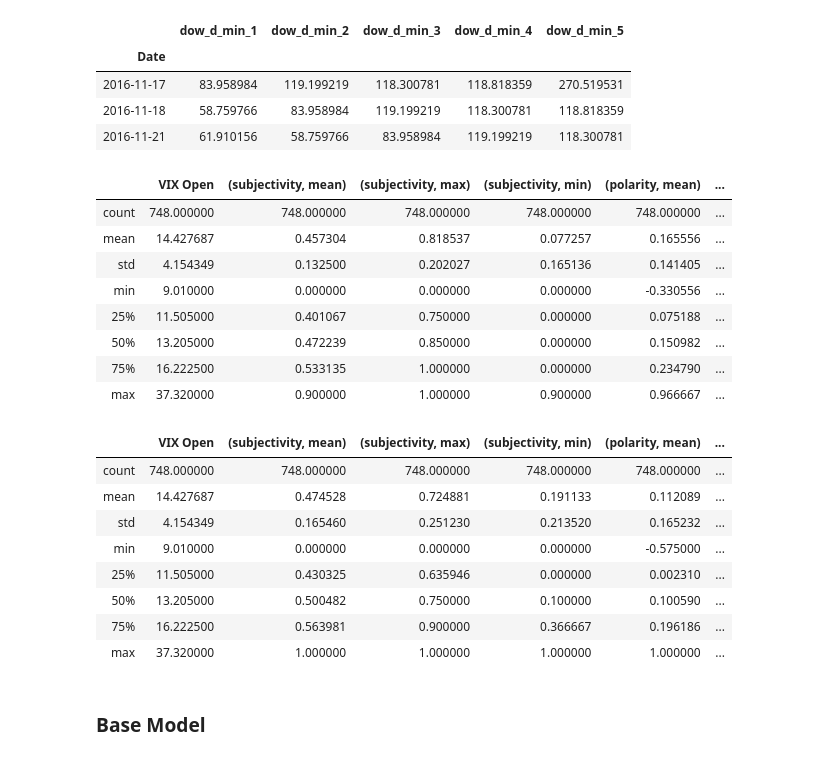
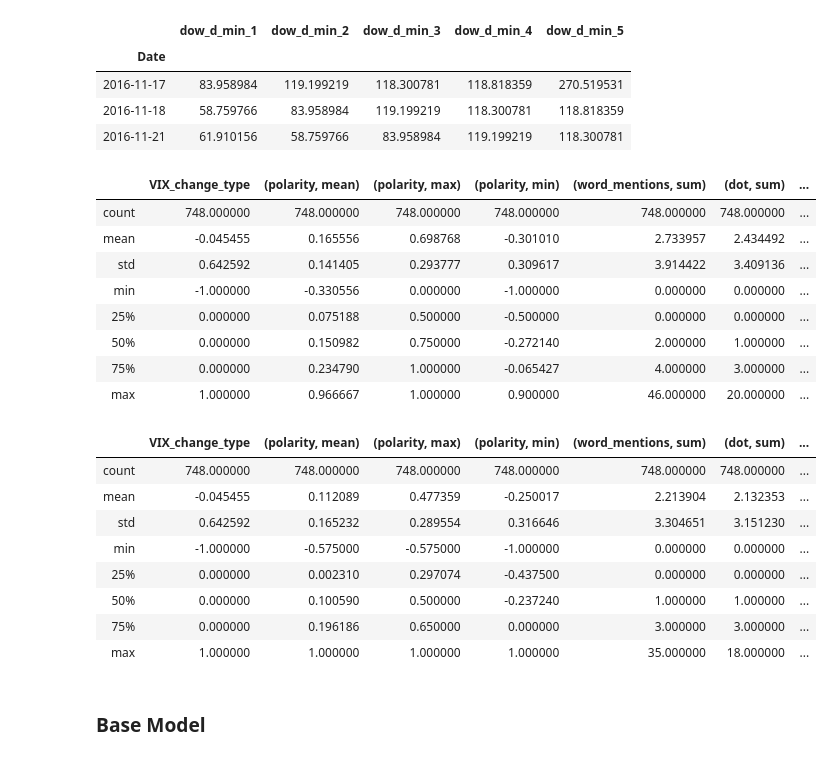
Before and after one commit to ddemarco96/FinalProject40, a Jupyter notebook: Milestone4_Dylan.ipynb, the cells around one changed output. Cells and saved outputs as stored; diff of their text form; code cells hidden in the pictures.

```diff
--- a/Milestone4_Dylan.ipynb
+++ b/Milestone4_Dylan.ipynb
@@ -34,8 +35,17 @@ import pandas_profiling
 vix_df = pd.read_csv('./data/raw/vix_data.csv', index_col=0)
 vix_df.Date = pd.to_datetime(vix_df.Date)
 # We only use Open in our models
-vix_df = vix_df.drop(columns=['VIX High', 'VIX Low', 'VIX Close'])
+vix_df.drop(columns=['VIX High', 'VIX Low', 'VIX Close'], inplace=True)
+vix_df['VIX_Change'] = vix_df['VIX Open'].diff()
+
+vix_df['VIX_change_type'] = 0
+
+std = vix_df.VIX_Change.std()
+vix_df.VIX_change_type.loc[vix_df['VIX_Change'] > 0.5 * std] = 1
+vix_df.VIX_change_type.loc[vix_df['VIX_Change'] < 0.5 * -std] = -1
+
+vix_df.groupby('VIX_change_type').count()
 # Drop enough days to use DOW even in models where we don't need it for fair comparison
-vix_df = vix_df.loc[vix_df.Date > '2016-11-16']
-vix_df.shape
+vix_df = vix_df.loc[vix_df_old.Date > '2016-11-16'].drop(columns=['VIX Open', 'VIX_Change'])
+vix_df
 # %% [output]
@@ -47,17 +73,23 @@ tweet_df_full.ref_date = pd.to_datetime(tweet_df_full.ref_date)
 
 # splits into filtered (Trump only) and unflitered dfs
 tweet_df_filtered = tweet_df_full[tweet_df_full['trump_classification_binary'] == 1]
+
+econ_tweets = tweet_df_filtered[tweet_df_filtered.word_mentions > 0]
 # %%
 # Group tweets
 # https://stackoverflow.com/questions/14529838/apply-multiple-functions-to-multiple-groupby-columns
 grouped_tweets_full = tweet_df_full.groupby('ref_date').agg({
-                                                'subjectivity':['mean', 'max', 'min'],
                                                 'polarity':['mean', 'max', 'min'],
                                                 'word_mentions':'sum',
                                                 'dot':'sum',
                                                 'DT': 'count'})
 grouped_tweets_filtered = tweet_df_filtered.groupby('ref_date').agg({
-                                                    'subjectivity':['mean', 'max', 'min'],
+                                                    'polarity':['mean', 'max', 'min'],
+                                                    'word_mentions':'sum',
+                                                    'dot':'sum',
+                                                    'DT': 'count'})
+
+grouped_tweets_econ = econ_tweets.groupby('ref_date').agg({
                                                     'polarity':['mean', 'max', 'min'],
                                                     'word_mentions':'sum',
                                                     'dot':'sum',
@@ -87,38 +119,46 @@ dow_df.head(3)
 # %%
 model_df_full = vix_df.join(grouped_tweets_full, how="left", on="Date")
 model_df_full = model_df_full.join(dow_df, how="left", on="Date")
 # Inpute with zero because we decide conservatively to disregard the effects of the previous day
 # There are only 15 days with no tweets
 model_df_full.fillna(0, inplace=True)
 
 # model_df[('polarity', 'mean')]
 model_df_filtered = vix_df.join(grouped_tweets_filtered, how="left", on="Date")
 model_df_filtered = model_df_filtered.join(dow_df, how="left", on="Date")
 # Inpute with zero because we decide conservatively to disregard the effects of the previous day
 # There are only 15 days with no tweets
 model_df_filtered.fillna(0, inplace=True)
 
+# model_df[('polarity', 'mean')]
+model_df_econ = vix_df.join(grouped_tweets_econ, how="left", on="Date")
+model_df_econ = model_df_econ.join(dow_df, how="left", on="Date")
+# Inpute with zero because we decide conservatively to disregard the effects of the previous day
+# There are only 15 days with no tweets
+model_df_econ.fillna(0, inplace=True)
+
+
 display(model_df_full.describe())
 display(model_df_filtered.describe())
 # %% [output]
-|  | VIX Open | (subjectivity, mean) | (subjectivity, max) | (subjectivity, min) | (polarity, mean) | ... |
-| count | 748.000000 | 748.000000 | 748.000000 | 748.000000 | 748.000000 | ... |
-| mean | 14.427687 | 0.457304 | 0.818537 | 0.077257 | 0.165556 | ... |
-| std | 4.154349 | 0.132500 | 0.202027 | 0.165136 | 0.141405 | ... |
-| min | 9.010000 | 0.000000 | 0.000000 | 0.000000 | -0.330556 | ... |
-| 25% | 11.505000 | 0.401067 | 0.750000 | 0.000000 | 0.075188 | ... |
-| 50% | 13.205000 | 0.472239 | 0.850000 | 0.000000 | 0.150982 | ... |
-| 75% | 16.222500 | 0.533135 | 1.000000 | 0.000000 | 0.234790 | ... |
-| max | 37.320000 | 0.900000 | 1.000000 | 0.900000 | 0.966667 | ... |
+|  | VIX_change_type | (polarity, mean) | (polarity, max) | (polarity, min) | (word_mentions, sum) | (dot, sum) | ... |
+| count | 748.000000 | 748.000000 | 748.000000 | 748.000000 | 748.000000 | 748.000000 | ... |
+| mean | -0.045455 | 0.165556 | 0.698768 | -0.301010 | 2.733957 | 2.434492 | ... |
+| std | 0.642592 | 0.141405 | 0.293777 | 0.309617 | 3.914422 | 3.409136 | ... |
+| min | -1.000000 | -0.330556 | 0.000000 | -1.000000 | 0.000000 | 0.000000 | ... |
+| 25% | 0.000000 | 0.075188 | 0.500000 | -0.500000 | 0.000000 | 0.000000 | ... |
+| 50% | 0.000000 | 0.150982 | 0.750000 | -0.272140 | 2.000000 | 1.000000 | ... |
+| 75% | 0.000000 | 0.234790 | 1.000000 | -0.065427 | 4.000000 | 3.000000 | ... |
+| max | 1.000000 | 0.966667 | 1.000000 | 0.900000 | 46.000000 | 20.000000 | ... |
-|  | VIX Open | (subjectivity, mean) | (subjectivity, max) | (subjectivity, min) | (polarity, mean) | ... |
-| count | 748.000000 | 748.000000 | 748.000000 | 748.000000 | 748.000000 | ... |
-| mean | 14.427687 | 0.474528 | 0.724881 | 0.191133 | 0.112089 | ... |
-| std | 4.154349 | 0.165460 | 0.251230 | 0.213520 | 0.165232 | ... |
-| min | 9.010000 | 0.000000 | 0.000000 | 0.000000 | -0.575000 | ... |
-| 25% | 11.505000 | 0.430325 | 0.635946 | 0.000000 | 0.002310 | ... |
-| 50% | 13.205000 | 0.500482 | 0.750000 | 0.100000 | 0.100590 | ... |
-| 75% | 16.222500 | 0.563981 | 0.900000 | 0.366667 | 0.196186 | ... |
-| max | 37.320000 | 1.000000 | 1.000000 | 1.000000 | 1.000000 | ... |
+|  | VIX_change_type | (polarity, mean) | (polarity, max) | (polarity, min) | (word_mentions, sum) | (dot, sum) | ... |
+| count | 748.000000 | 748.000000 | 748.000000 | 748.000000 | 748.000000 | 748.000000 | ... |
+| mean | -0.045455 | 0.112089 | 0.477359 | -0.250017 | 2.213904 | 2.132353 | ... |
+| std | 0.642592 | 0.165232 | 0.289554 | 0.316646 | 3.304651 | 3.151230 | ... |
+| min | -1.000000 | -0.575000 | -0.575000 | -1.000000 | 0.000000 | 0.000000 | ... |
+| 25% | 0.000000 | 0.002310 | 0.297074 | -0.437500 | 0.000000 | 0.000000 | ... |
+| 50% | 0.000000 | 0.100590 | 0.500000 | -0.237240 | 1.000000 | 1.000000 | ... |
+| 75% | 0.000000 | 0.196186 | 0.650000 | 0.000000 | 3.000000 | 3.000000 | ... |
+| max | 1.000000 | 1.000000 | 1.000000 | 1.000000 | 35.000000 | 18.000000 | ... |
 # %%
 model_df_full.to_csv('./data/model_df_full.csv')
 model_df_filtered.to_csv('./data/model_df_filtered.csv')
```
Also changed, not shown: parts of 7 cells of this notebook, 2 other files.
